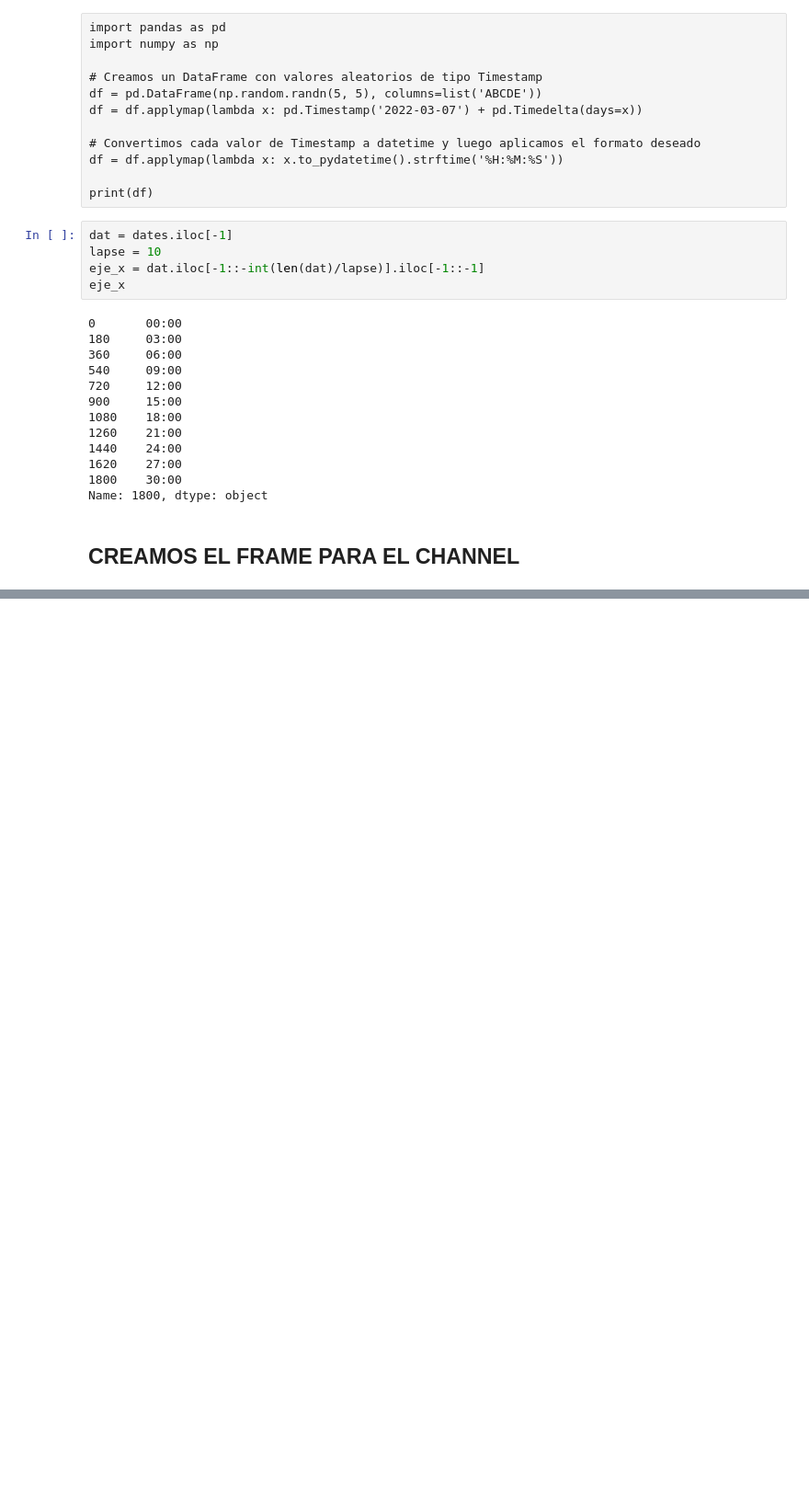
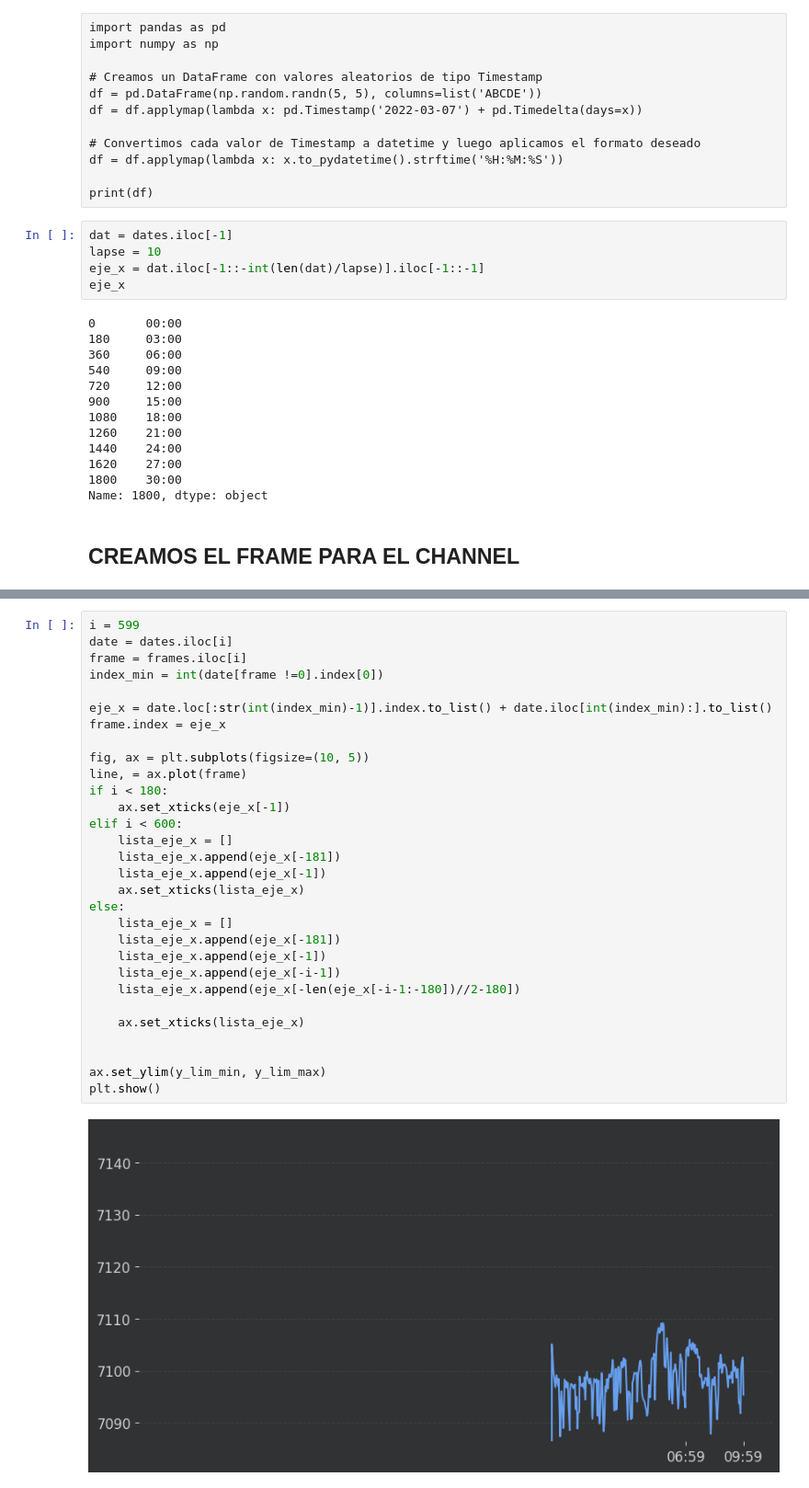
Before and after one commit to jackonedev/GifAnimations, a Jupyter notebook: 01-data-animation/06_plt_rc_eje_x.ipynb, the cells around one changed output, grey strips where cells are left out. Shown: that part at 92% size. Cells and saved outputs as stored; diff of their text form; blank space fills up the shorter version.

```diff
--- a/01-data-animation/06_plt_rc_eje_x.ipynb
+++ b/01-data-animation/06_plt_rc_eje_x.ipynb
@@ -297,0 +335,32 @@ Name: 3, Length: 1801, dtype: float64
+# %%
+i = 599
+date = dates.iloc[i]
+frame = frames.iloc[i]
+index_min = int(date[frame !=0].index[0])
+
+eje_x = date.loc[:str(int(index_min)-1)].index.to_list() + date.iloc[int(index_min):].to_list()
+frame.index = eje_x
+
+fig, ax = plt.subplots(figsize=(10, 5))
+line, = ax.plot(frame)
+if i < 180:
+    ax.set_xticks(eje_x[-1])
+elif i < 600:
+    lista_eje_x = []
+    lista_eje_x.append(eje_x[-181])
+    lista_eje_x.append(eje_x[-1])
+    ax.set_xticks(lista_eje_x)
+else:
+    lista_eje_x = []
+    lista_eje_x.append(eje_x[-181])
+    lista_eje_x.append(eje_x[-1])
+    lista_eje_x.append(eje_x[-i-1])
+    lista_eje_x.append(eje_x[-len(eje_x[-i-1:-180])//2-180])
+
+    ax.set_xticks(lista_eje_x)
+
+
+ax.set_ylim(y_lim_min, y_lim_max)
+plt.show()
+# %% [output]
+[figure, added]
```
Also changed, not shown: parts of 9 cells of this notebook.
